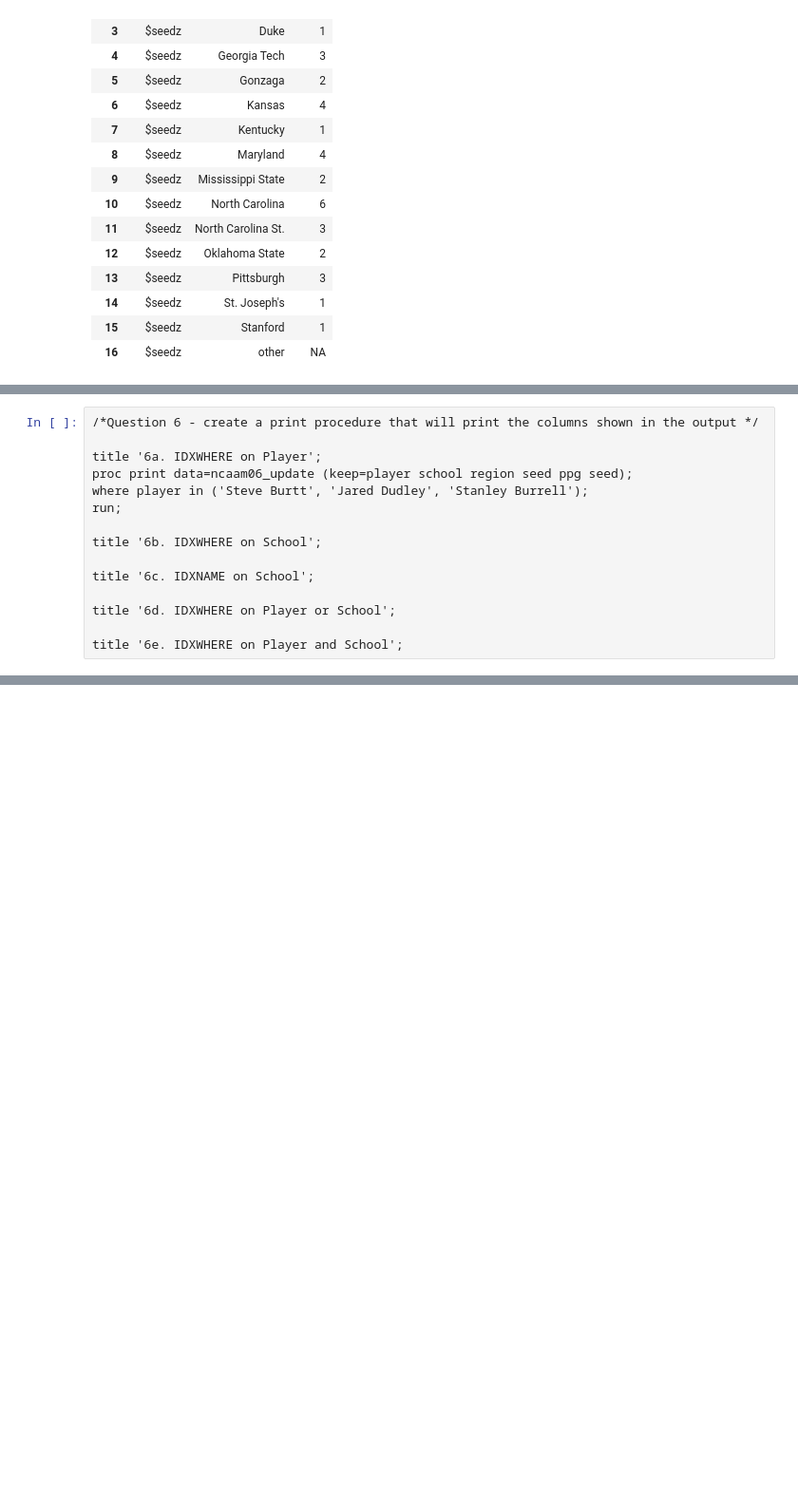
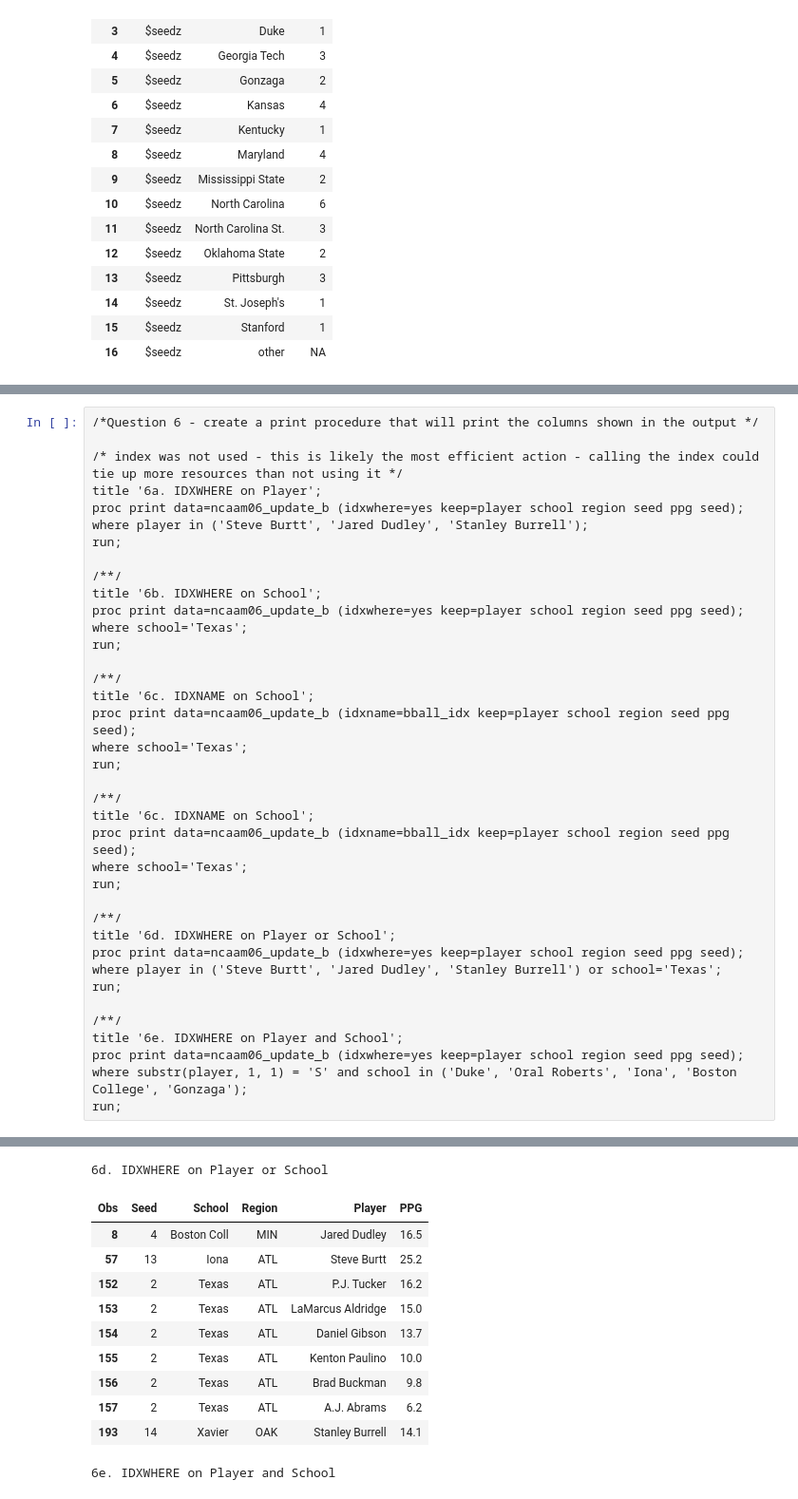
Before and after one commit to panders225/programming_practice, a Jupyter notebook: hw_13/sasprogs/panders2_hw13_notebook.ipynb, the cells around one changed output, grey strips where cells are left out. Shown at 95% size. Cells and saved outputs as stored; diff of their text form; blank space fills up the shorter version.

```diff
--- a/hw_13/sasprogs/panders2_hw13_notebook.ipynb
+++ b/hw_13/sasprogs/panders2_hw13_notebook.ipynb
@@ -175,16 +250,39 @@ The CONTENTS Procedure
 # %%
 /*Question 6 - create a print procedure that will print the columns shown in the output */
 
+/* index was not used - this is likely the most efficient action - calling the index could tie up more resources than not using it */
 title '6a. IDXWHERE on Player';
-proc print data=ncaam06_update (keep=player school region seed ppg seed);
+proc print data=ncaam06_update_b (idxwhere=yes keep=player school region seed ppg seed);
 where player in ('Steve Burtt', 'Jared Dudley', 'Stanley Burrell');
 run;
 
+/**/
 title '6b. IDXWHERE on School';
+proc print data=ncaam06_update_b (idxwhere=yes keep=player school region seed ppg seed);
+where school='Texas';
+run;
 
+/**/
 title '6c. IDXNAME on School';
+proc print data=ncaam06_update_b (idxname=bball_idx keep=player school region seed ppg seed);
+where school='Texas';
+run;
 
+/**/
+title '6c. IDXNAME on School';
+proc print data=ncaam06_update_b (idxname=bball_idx keep=player school region seed ppg seed);
+where school='Texas';
+run;
+
+/**/
 title '6d. IDXWHERE on Player or School';
+proc print data=ncaam06_update_b (idxwhere=yes keep=player school region seed ppg seed);
+where player in ('Steve Burtt', 'Jared Dudley', 'Stanley Burrell') or school='Texas';
+run;
 
+/**/
 title '6e. IDXWHERE on Player and School';
+proc print data=ncaam06_update_b (idxwhere=yes keep=player school region seed ppg seed);
+where substr(player, 1, 1) = 'S' and school in ('Duke', 'Oral Roberts', 'Iona', 'Boston College', 'Gonzaga');
+run;
 # %% [output]
@@ -191,5 +305,17 @@ title '6e. IDXWHERE on Player and School';
 6a. IDXWHERE on Player
 | Obs | Seed | School | Region | Player | PPG |
 | 8 | 4 | Boston Coll | MIN | Jared Dudley | 16.5 |
 | 193 | 14 | Xavier | OAK | Stanley Burrell | 14.1 |
 | 57 | 13 | Iona | ATL | Steve Burtt | 25.2 |
+6d. IDXWHERE on Player or School
+| Obs | Seed | School | Region | Player | PPG |
+| 8 | 4 | Boston Coll | MIN | Jared Dudley | 16.5 |
+| 57 | 13 | Iona | ATL | Steve Burtt | 25.2 |
+| 152 | 2 | Texas | ATL | P.J. Tucker | 16.2 |
+| 153 | 2 | Texas | ATL | LaMarcus Aldridge | 15.0 |
+| 154 | 2 | Texas | ATL | Daniel Gibson | 13.7 |
+| 155 | 2 | Texas | ATL | Kenton Paulino | 10.0 |
+| 156 | 2 | Texas | ATL | Brad Buckman | 9.8 |
+| 157 | 2 | Texas | ATL | A.J. Abrams | 6.2 |
+| 193 | 14 | Xavier | OAK | Stanley Burrell | 14.1 |
+6e. IDXWHERE on Player and School
```
Also changed, not shown: parts of 5 cells of this notebook, 1 other file.
